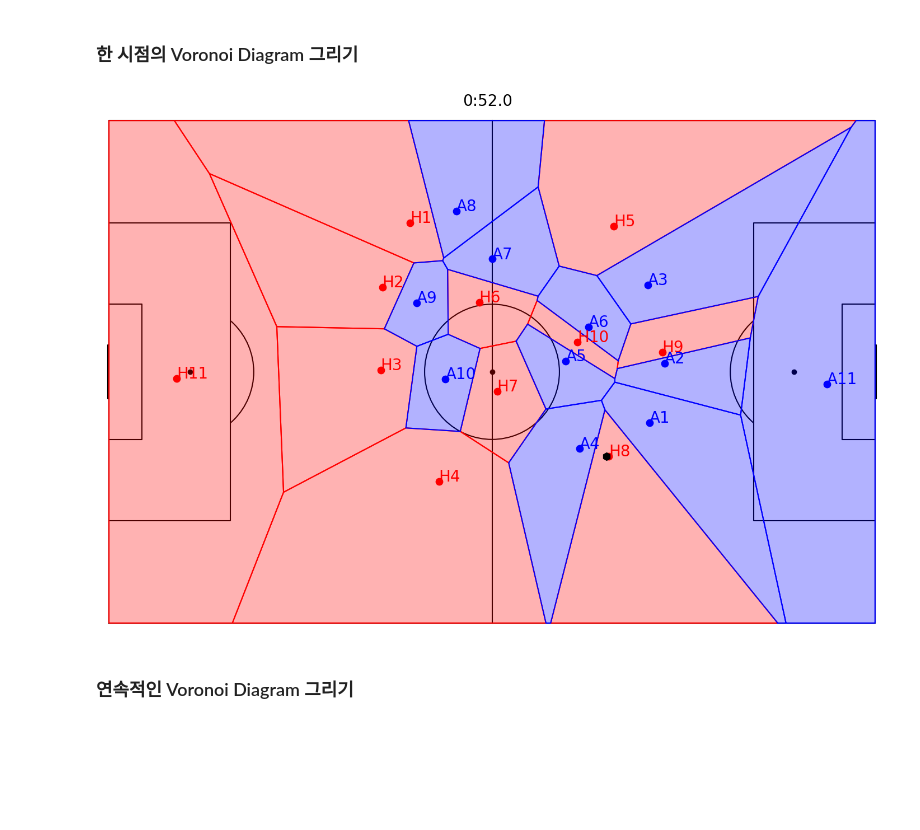
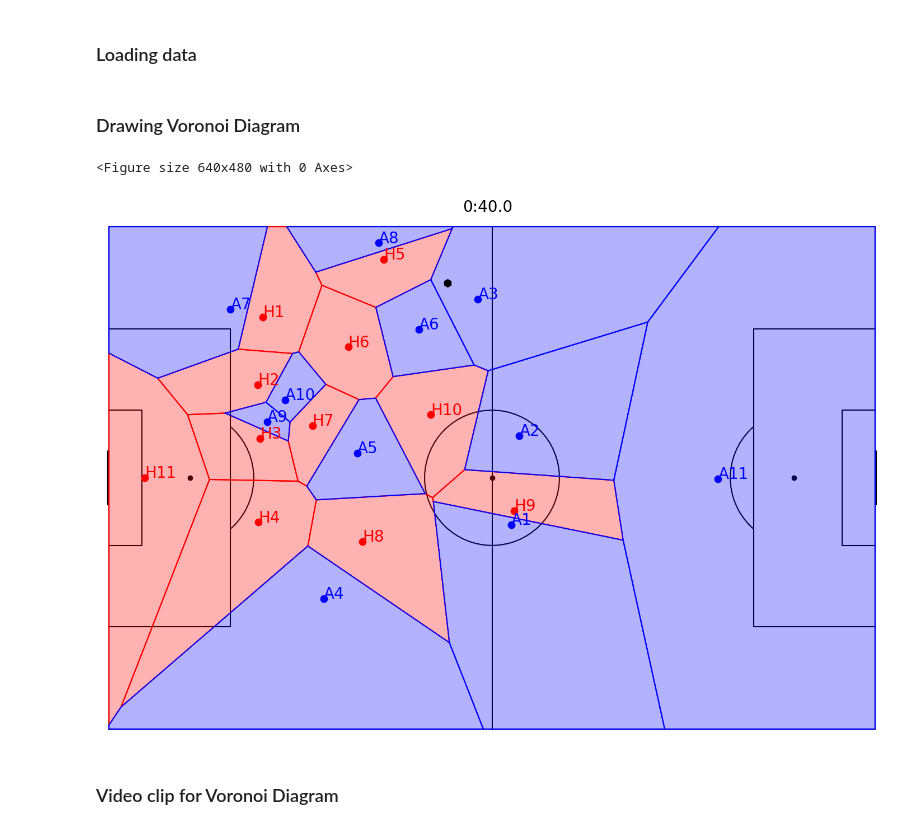
Before and after one commit to jmlee8939/Wide-Open-Space_Pitch_Control_Model, a Jupyter notebook: 2.1 Voronoi Diagram.ipynb, the cells around one changed output. Saved outputs shown, nothing was run; the diff lists cells and outputs as text; code cells hidden in the pictures; blank space fills up the shorter version.

```diff
--- a/2.1 Voronoi Diagram.ipynb
+++ b/2.1 Voronoi Diagram.ipynb
@@ -18,9 +16,15 @@ mpl.rcParams['animation.embed_limit'] = 100
+# %% [markdown]
+### Loading data
 # %%
 df = pd.read_json("./Data/sample_match_1.json")
 # %% [markdown]
-### 한 시점의 Voronoi Diagram 그리기
+### Drawing Voronoi Diagram
+# %%
+plt.set_cmap('coolwarm')
+# %% [output]
+<Figure size 640x480 with 0 Axes>
 # %%
-def snap_shot(frame, figx = None):
+def plot_voroni(frame, figx = None):
 
     location = df[df['Frame'] == frame].iloc[:,3:].drop(['Ball_x', 'Ball_y'], axis=1).dropna(axis=1).iloc[0,:]
     points = [[location[2*i], location[2*i+1]] for i in range(len(location)//2)]
@@ -73,11 +77,11 @@ def snap_shot(frame, figx = None):
 
     return fig, ax, figobj
 # %%
-frame = 100
-fig, ax, figobjs = snap_shot(1300)
+frame = 1000
+fig, ax, figobjs = plot_voroni(frame)
 plt.show()
 # %% [output]
-[figure, old version]
+[figure, new version]
 # %% [markdown]
-### 연속적인 Voronoi Diagram 그리기
+### Video clip for Voronoi Diagram
 # %%
```
Also changed, not shown: parts of 3 cells of this notebook, 7 other files.
